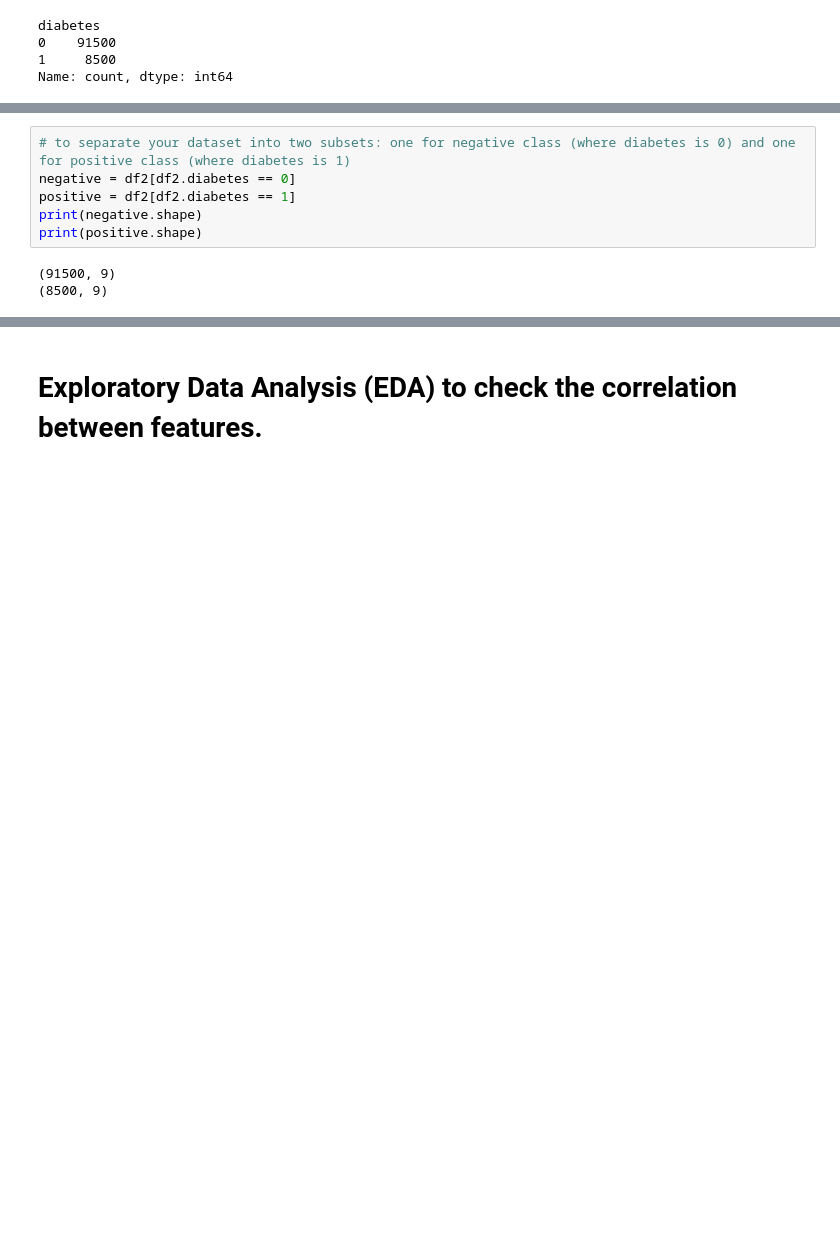
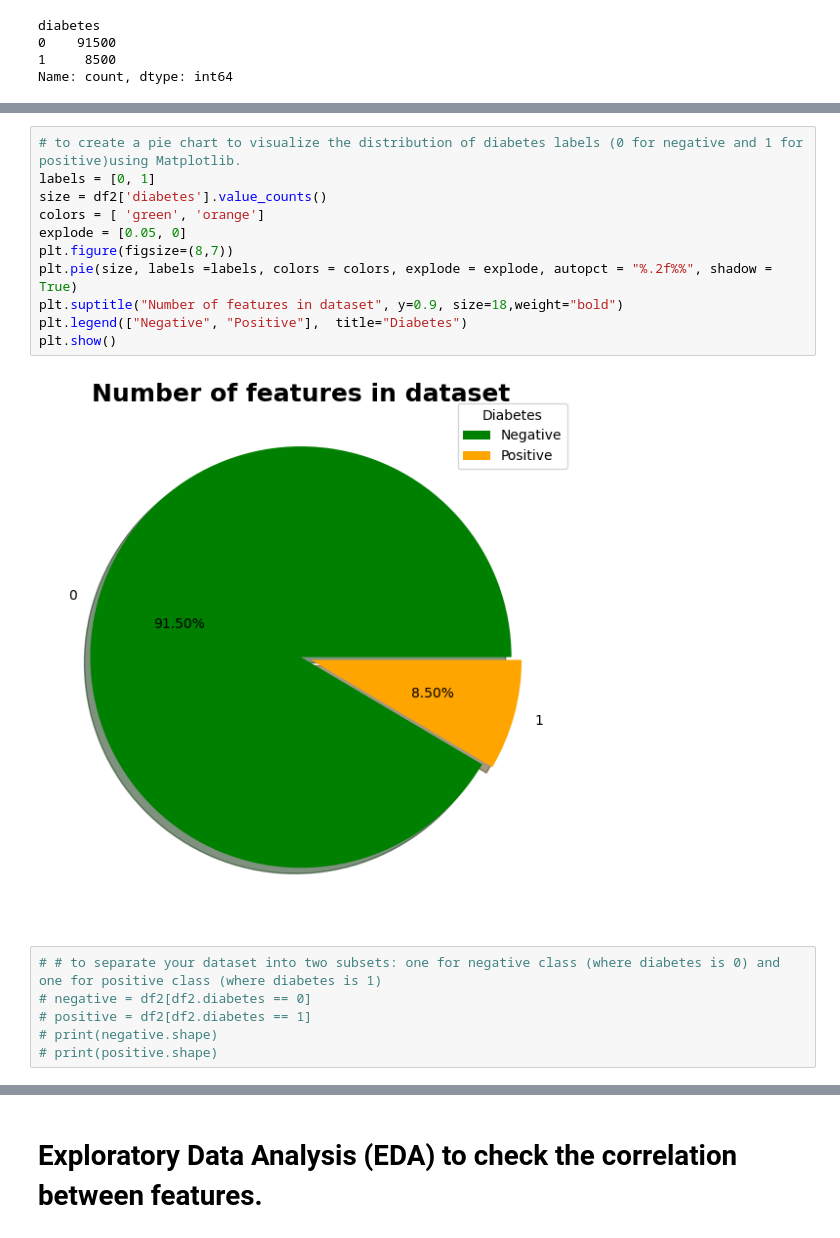
Before and after one commit to PrathamKumar125/Diabetes_Prediction_model, a Jupyter notebook: Diabetes Prediction Model.ipynb, the cells around one changed output, grey strips where cells are left out. Drawn from its saved outputs; the diff is of its cells as text; blank space fills up the shorter version.

```diff
--- a/Diabetes Prediction Model.ipynb
+++ b/Diabetes Prediction Model.ipynb
@@ -179,12 +202,22 @@ Name: count, dtype: int64
+# %%
+# to create a pie chart to visualize the distribution of diabetes labels (0 for negative and 1 for positive)using Matplotlib.
+labels = [0, 1]
+size = df2['diabetes'].value_counts()
+colors = [ 'green', 'orange']
+explode = [0.05, 0]
+plt.figure(figsize=(8,7))
+plt.pie(size, labels =labels, colors = colors, explode = explode, autopct = "%.2f%%", shadow = True)
+plt.suptitle("Number of features in dataset", y=0.9, size=18,weight="bold")
+plt.legend(["Negative", "Positive"],  title="Diabetes")
+plt.show()
+# %% [output]
+[figure, added]
 # %%
-# to separate your dataset into two subsets: one for negative class (where diabetes is 0) and one for positive class (where diabetes is 1)
-negative = df2[df2.diabetes == 0]
-positive = df2[df2.diabetes == 1]
-print(negative.shape)
-print(positive.shape)
+# # to separate your dataset into two subsets: one for negative class (where diabetes is 0) and one for positive class (where diabetes is 1)
+# negative = df2[df2.diabetes == 0]
+# positive = df2[df2.diabetes == 1]
+# print(negative.shape)
+# print(positive.shape)
-# %% [output]
-(91500, 9)
-(8500, 9)
 # %%
 # randomly selects 8,500 samples from the negative DataFrame to balance the class distribution
 negative_sample = negative.sample(n=8500)
```
Also changed, not shown: parts of 47 cells of this notebook, 1 other file.
